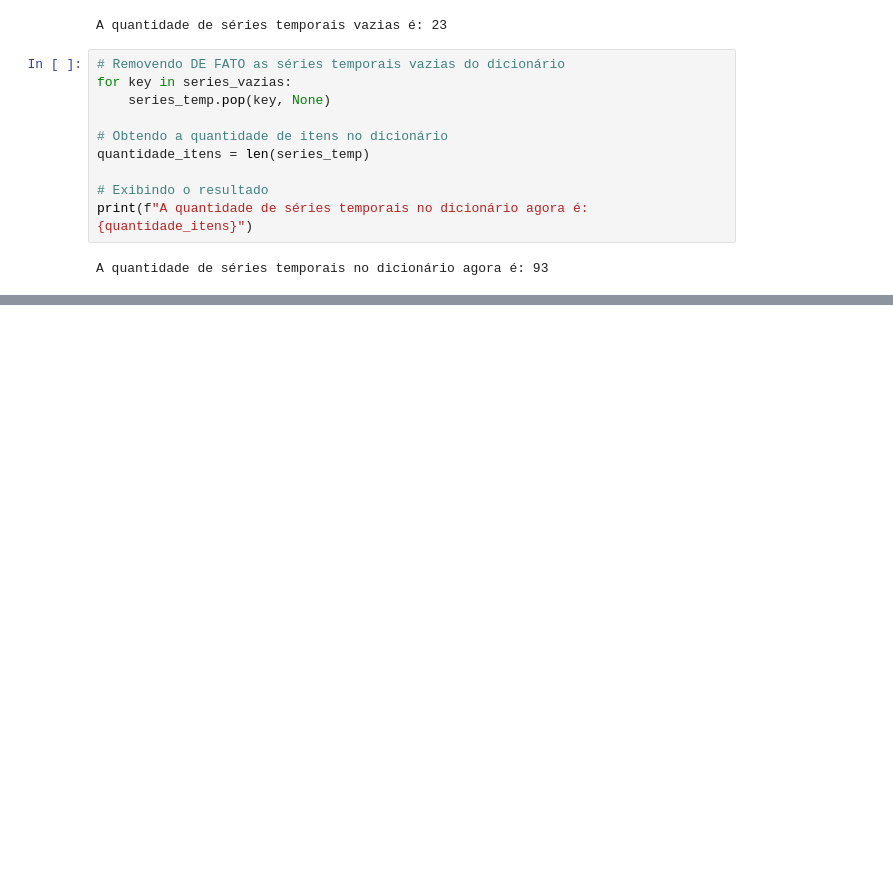
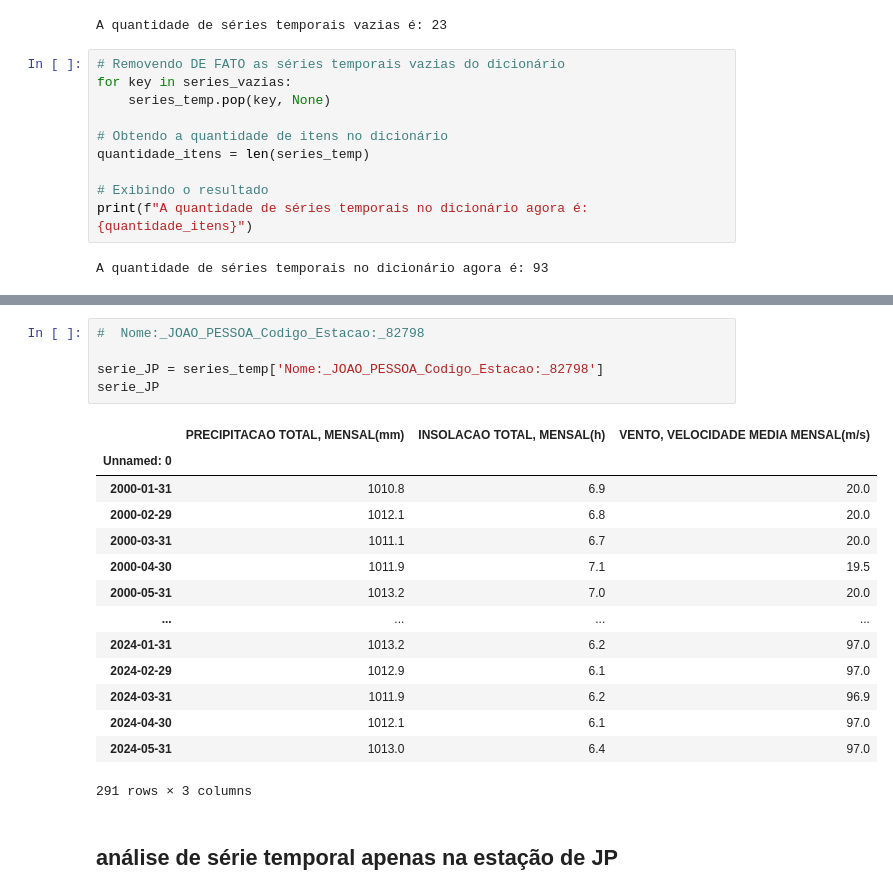
Before and after one commit to maryofcarmo/TCC, a Jupyter notebook: ANALISE_SERIES_TEMP_INMET.ipynb, the cells around one changed output, grey strips where cells are left out. Drawn from its saved outputs; the diff is of its cells as text; blank space fills up the shorter version.

```diff
--- a/ANALISE_SERIES_TEMP_INMET.ipynb
+++ b/ANALISE_SERIES_TEMP_INMET.ipynb
@@ -154,0 +220,22 @@ A quantidade de séries temporais no dicionário agora é: 93
+# %%
+#  Nome:_JOAO_PESSOA_Codigo_Estacao:_82798
+
+serie_JP = series_temp['Nome:_JOAO_PESSOA_Codigo_Estacao:_82798']
+serie_JP
+# %% [output]
+|  | PRECIPITACAO TOTAL, MENSAL(mm) | INSOLACAO TOTAL, MENSAL(h) | VENTO, VELOCIDADE MEDIA MENSAL(m/s) |
+| Unnamed: 0 |  |  |  |
+| 2000-01-31 | 1010.8 | 6.9 | 20.0 |
+| 2000-02-29 | 1012.1 | 6.8 | 20.0 |
+| 2000-03-31 | 1011.1 | 6.7 | 20.0 |
+| 2000-04-30 | 1011.9 | 7.1 | 19.5 |
+| 2000-05-31 | 1013.2 | 7.0 | 20.0 |
+| ... | ... | ... | ... |
+| 2024-01-31 | 1013.2 | 6.2 | 97.0 |
+| 2024-02-29 | 1012.9 | 6.1 | 97.0 |
+| 2024-03-31 | 1011.9 | 6.2 | 96.9 |
+| 2024-04-30 | 1012.1 | 6.1 | 97.0 |
+| 2024-05-31 | 1013.0 | 6.4 | 97.0 |
+291 rows × 3 columns
+# %% [markdown]
+## análise de série temporal apenas na estação de JP
```
Also changed, not shown: parts of 7 cells of this notebook.
